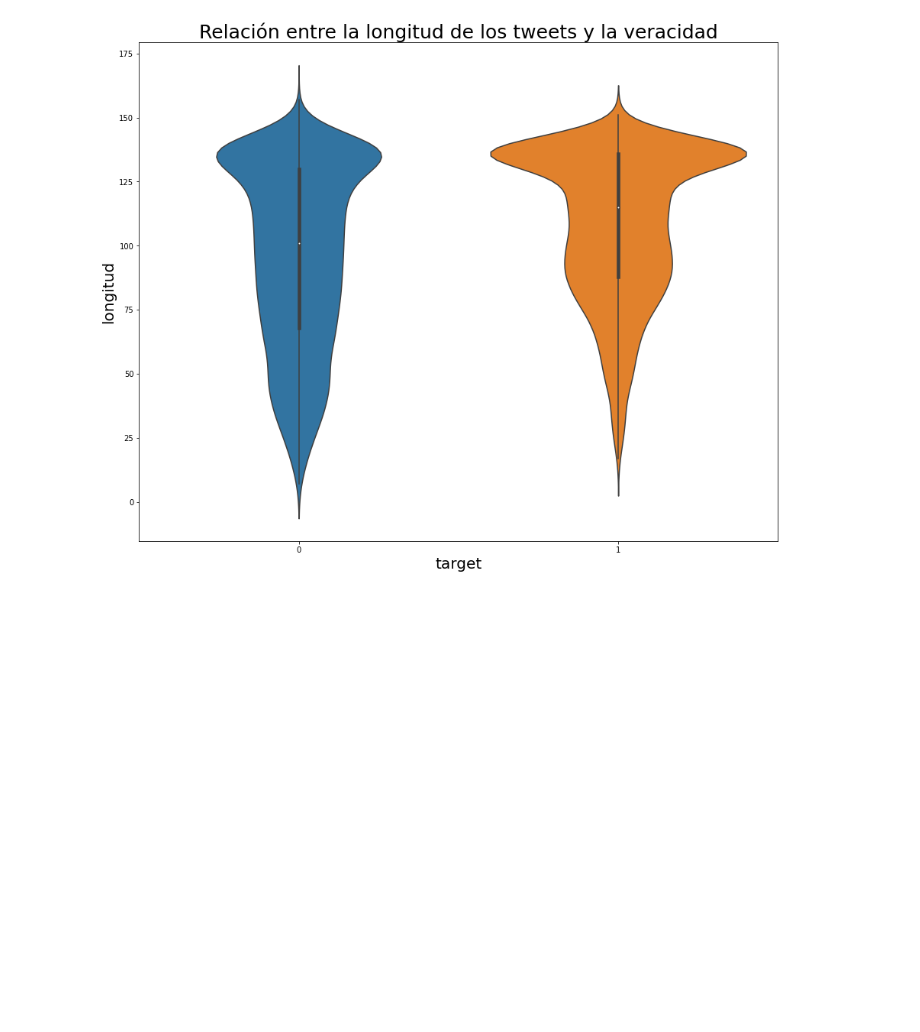
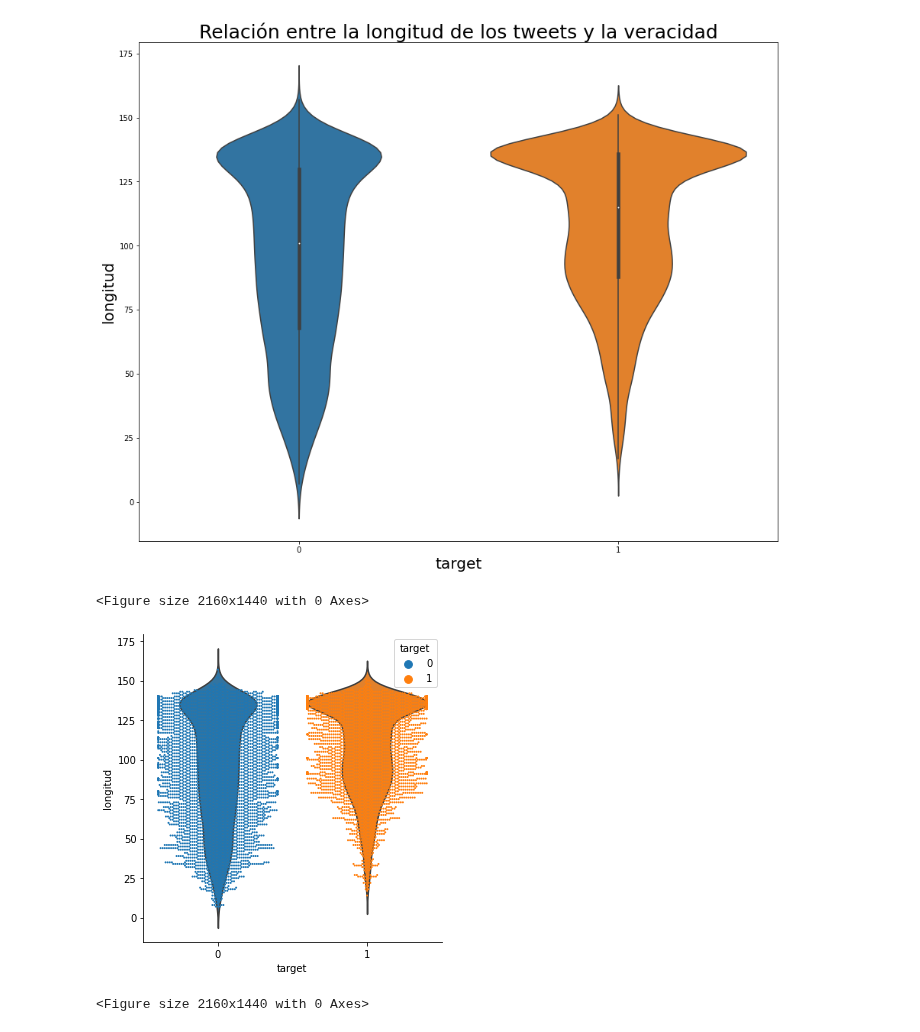
Before and after one commit to JulioCastillo1/TP1-Datos, a Jupyter notebook: Violin_Plot.ipynb, the cells around one changed output. Saved outputs shown, nothing was run; the diff lists cells and outputs as text; code cells hidden in the pictures; blank space fills up the shorter version.

Commit message:
Agrego violin plot combinado.

```diff
--- a/Violin_Plot.ipynb
+++ b/Violin_Plot.ipynb
@@ -40,3 +40,17 @@ sns.violinplot(x="target", y="longitud", data=data)
 # %% [output]
 <matplotlib.axes._subplots.AxesSubplot at 0x...>
 [figure]
+# %%
+
+#plt.rc('xtick', labelsize=10)
+#plt.rc('ytick', labelsize=10)
+#plt.xlabel("Target", fontsize=20)
+#plt.ylabel("Longitud de los tweets", fontsize=20)
+catplot=sns.catplot(x="target", y="longitud", kind="violin", inner=None, heigth=5, data=data)
+sns.swarmplot(x="target", y="longitud", size=2, data=data, ax=catplot.ax, hue="target")
+plt.figure(figsize=(30,20))
+#plt.title("Relación entre la longitud de los tweets y la veracidad", fontsize=25)
+# %% [output]
+<Figure size 2160x1440 with 0 Axes>
+[figure, added]
+<Figure size 2160x1440 with 0 Axes>
```
Also changed, not shown: parts of 1 cell of this notebook.
